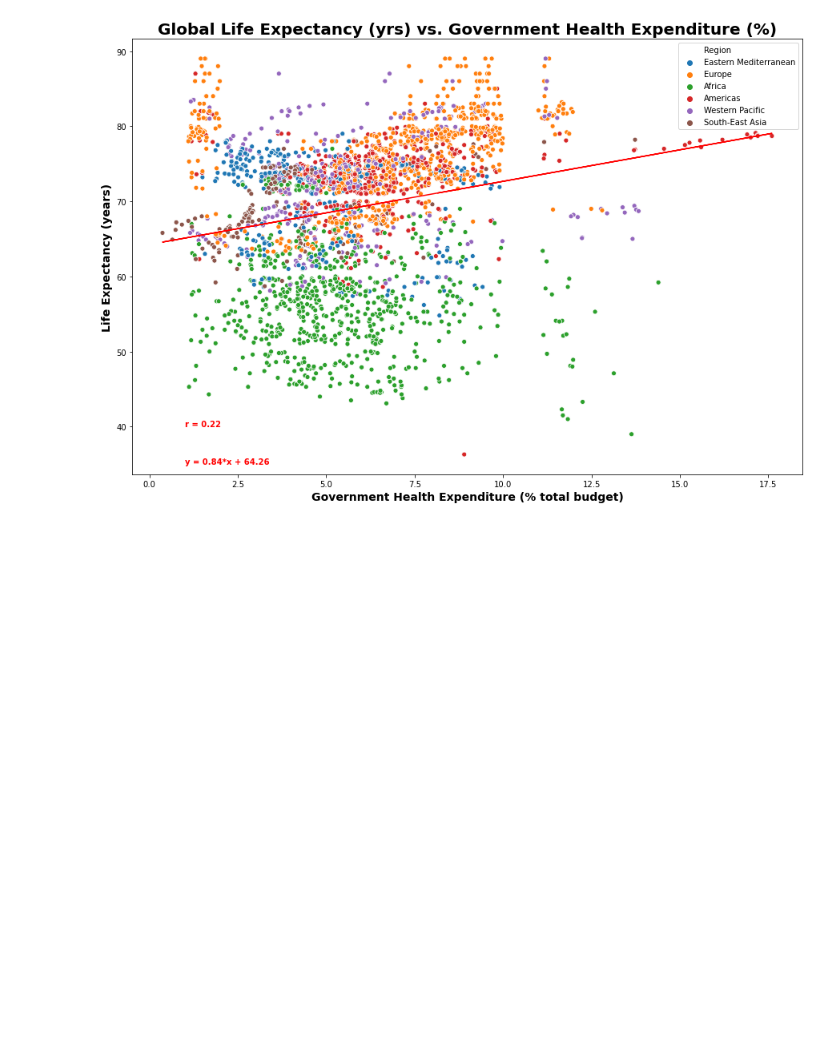
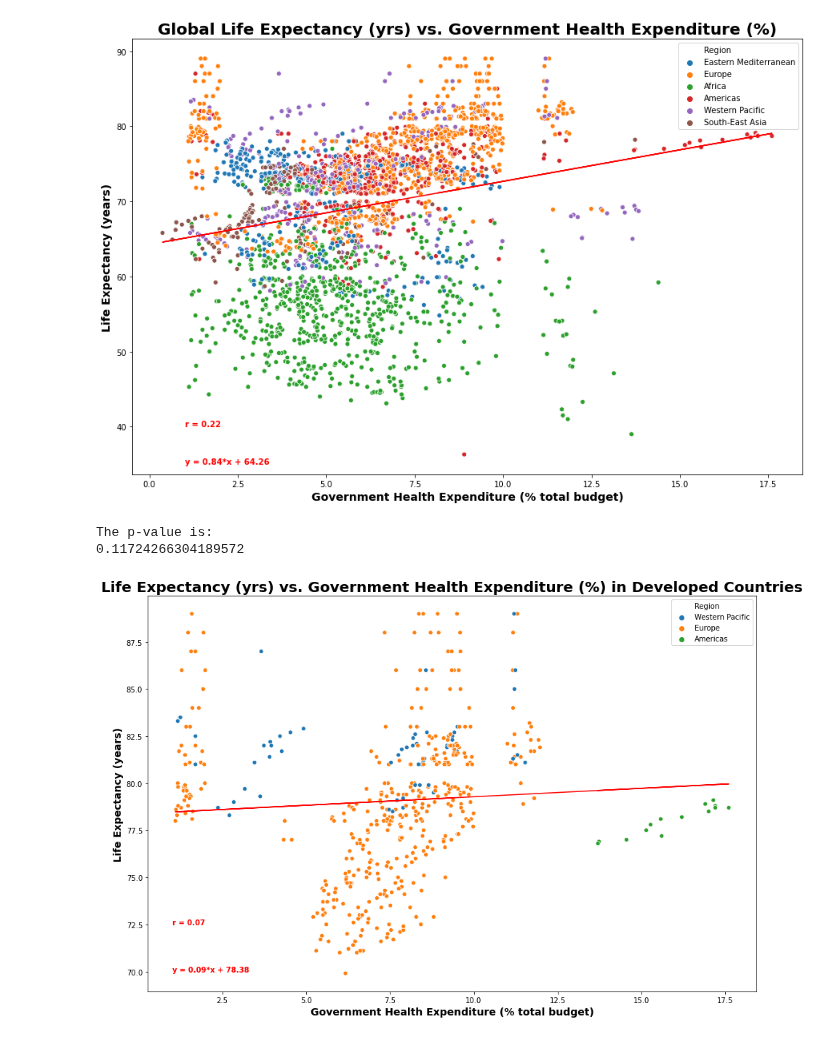
Before and after one commit to jaryan77/TeamTitans_Project_1, a Jupyter notebook: Health_Expenditure.ipynb, the cells around one changed output. Saved outputs shown, nothing was run; the diff lists cells and outputs as text; code cells hidden in the pictures; blank space fills up the shorter version.

```diff
--- a/Health_Expenditure.ipynb
+++ b/Health_Expenditure.ipynb
@@ -196,25 +196,32 @@ The p-value is:
 # %%
 # plot life expectancy vs health expenditure in developed nations
 plt.figure(figsize = (15,10))
 sns.scatterplot(data=dev_df, x="Total Expenditure (%)", y="Life Expectancy", hue="Region")
 plt.title("Life Expectancy (yrs) vs. Government Health Expenditure (%) in Developed Countries", fontweight="bold",fontsize=20)
-plt.xlabel("Government Health Expenditure (% total budget)",fontsize=14)
-plt.ylabel("Life Expectancy (years)",fontsize=14)
+plt.xlabel("Government Health Expenditure (% total budget)",fontweight="bold", fontsize=14)
+plt.ylabel("Life Expectancy (years)",fontweight="bold", fontsize=14)
 
 # perform regression on life expectancy vs health expenditure in developed nations
 (slope, intercept, rvalue, pvalue, stderr) = linregress(dev_df["Total Expenditure (%)"],dev_df["Life Expectancy"])
 slope = round(slope, 2)
 intercept = round(intercept, 2)
 rvalue = round(rvalue, 2)
 regress_values = (dev_df["Total Expenditure (%)"]* slope) + intercept
 plt.plot(dev_df["Total Expenditure (%)"], regress_values, "r-")
 line_eq = f"y = {slope}*x + {intercept}"
-plt.annotate(line_eq,(15,72.5),color="red", fontweight = "bold")
+plt.annotate(line_eq,(1,70),color="red", fontweight = "bold")
 r_eq = f"r = {rvalue}"
-plt.annotate(r_eq, (15, 75), color="red", fontweight = "bold")
+plt.annotate(r_eq, (1, 72.5), color="red", fontweight = "bold")
+
+print(f"The p-value is:")
+print(pvalue)
 
 plt.savefig("Catie_Images/DevelopedNations2.png")
 plt.show()
+# %% [output]
+The p-value is:
+0.11724266304189572
+[figure, added]
 # %%
 # plot life expectancy vs health expenditure in developing nations
 plt.figure(figsize = (15,10))
```
Also changed, not shown: parts of 7 cells of this notebook, 4 other files.
